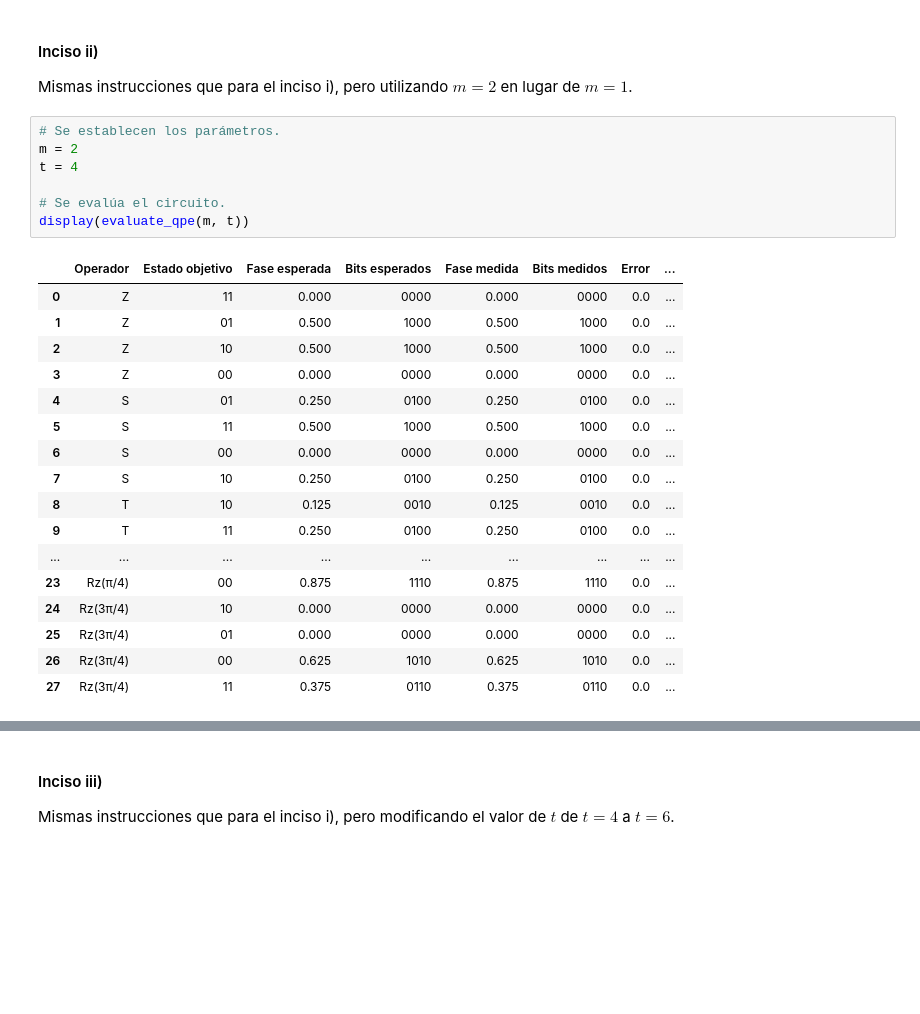
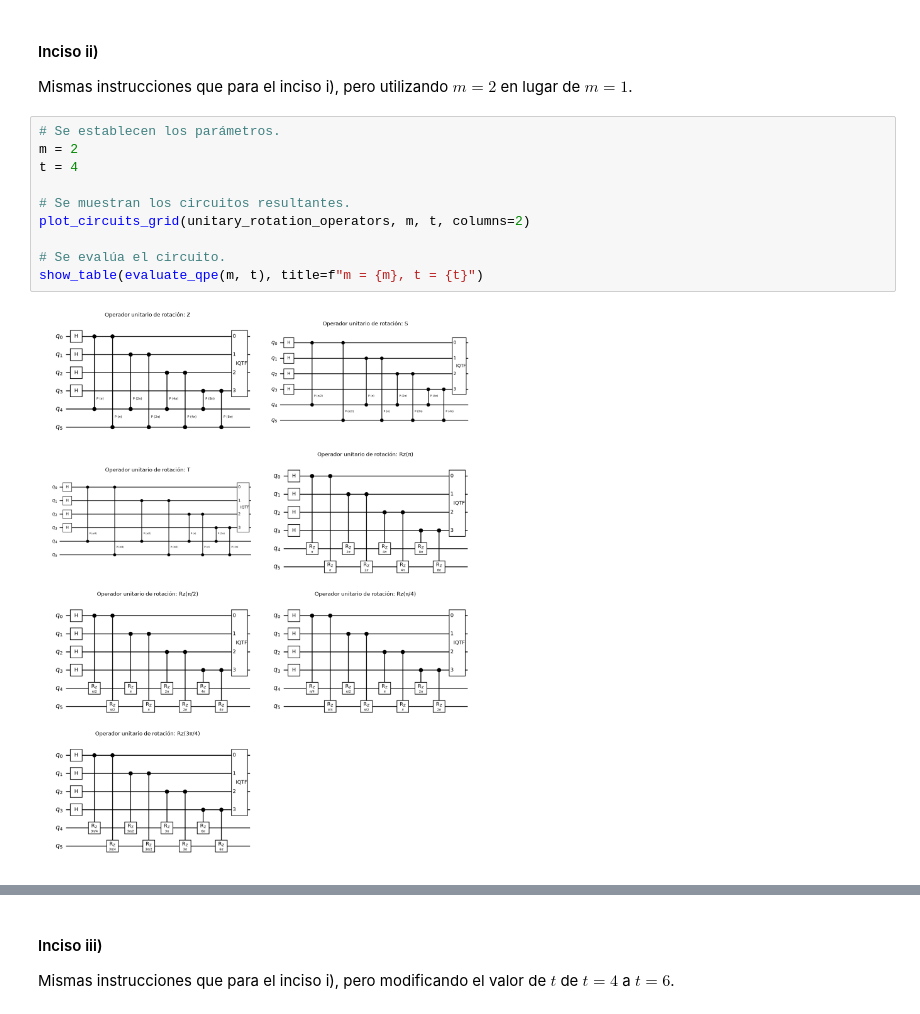
Before and after one commit to iroumec/qomputing-coursework, a Jupyter notebook: practicos/qpe.ipynb, the cells around one changed output, grey strips where cells are left out. Saved outputs shown, nothing was run; the diff lists cells and outputs as text; blank space fills up the shorter version.

```diff
--- a/practicos/qpe.ipynb
+++ b/practicos/qpe.ipynb
@@ -285,25 +372,12 @@ Mismas instrucciones que para el inciso i), pero utilizando $m = 2$ en lugar de
 # %%
 # Se establecen los parámetros.
 m = 2
 t = 4
 
+# Se muestran los circuitos resultantes.
+plot_circuits_grid(unitary_rotation_operators, m, t, columns=2)
+
 # Se evalúa el circuito.
-display(evaluate_qpe(m, t))
+show_table(evaluate_qpe(m, t), title=f"m = {m}, t = {t}")
 # %% [output]
-|  | Operador | Estado objetivo | Fase esperada | Bits esperados | Fase medida | Bits medidos | Error | ... |
-| 0 | Z | 11 | 0.000 | 0000 | 0.000 | 0000 | 0.0 | ... |
-| 1 | Z | 01 | 0.500 | 1000 | 0.500 | 1000 | 0.0 | ... |
-| 2 | Z | 10 | 0.500 | 1000 | 0.500 | 1000 | 0.0 | ... |
-| 3 | Z | 00 | 0.000 | 0000 | 0.000 | 0000 | 0.0 | ... |
-| 4 | S | 01 | 0.250 | 0100 | 0.250 | 0100 | 0.0 | ... |
-| 5 | S | 11 | 0.500 | 1000 | 0.500 | 1000 | 0.0 | ... |
-| 6 | S | 00 | 0.000 | 0000 | 0.000 | 0000 | 0.0 | ... |
-| 7 | S | 10 | 0.250 | 0100 | 0.250 | 0100 | 0.0 | ... |
-| 8 | T | 10 | 0.125 | 0010 | 0.125 | 0010 | 0.0 | ... |
-| 9 | T | 11 | 0.250 | 0100 | 0.250 | 0100 | 0.0 | ... |
-| ... | ... | ... | ... | ... | ... | ... | ... | ... |
-| 23 | Rz(π/4) | 00 | 0.875 | 1110 | 0.875 | 1110 | 0.0 | ... |
-| 24 | Rz(3π/4) | 10 | 0.000 | 0000 | 0.000 | 0000 | 0.0 | ... |
-| 25 | Rz(3π/4) | 01 | 0.000 | 0000 | 0.000 | 0000 | 0.0 | ... |
-| 26 | Rz(3π/4) | 00 | 0.625 | 1010 | 0.625 | 1010 | 0.0 | ... |
-| 27 | Rz(3π/4) | 11 | 0.375 | 0110 | 0.375 | 0110 | 0.0 | ... |
+[figure, added]
```
Also changed, not shown: parts of 17 cells of this notebook, 21 other files.
